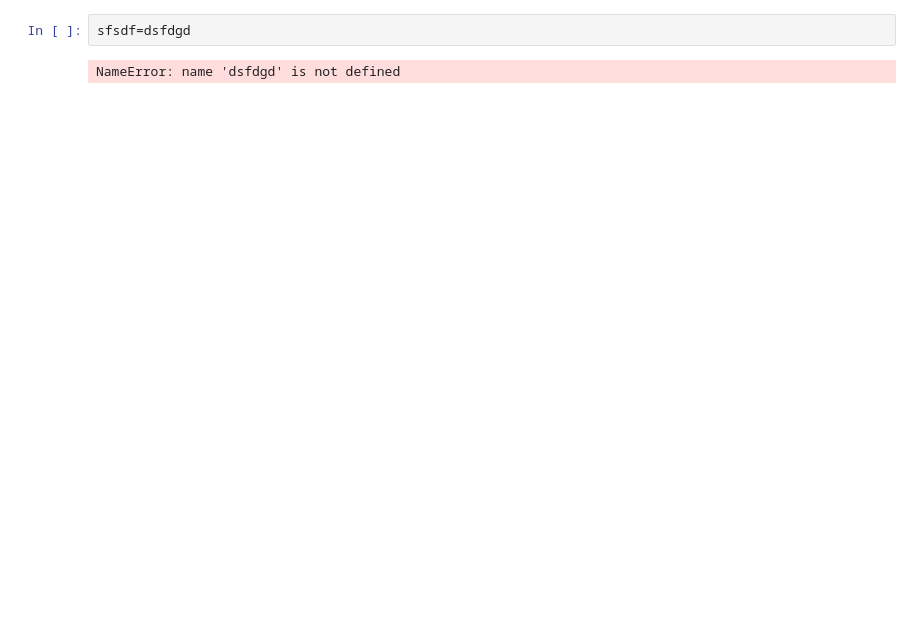
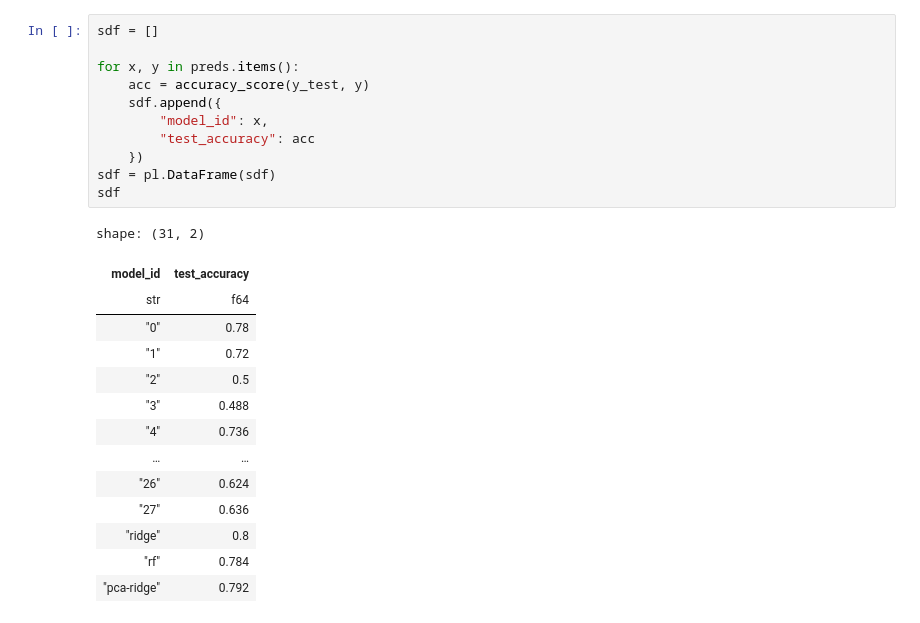
Before and after one commit to gasperpetelin/AutoTSC, a Jupyter notebook: 003-model-all.ipynb, the cells around one changed output. Drawn from its saved outputs; the diff is of its cells as text; blank space fills up the shorter version.

```diff
--- a/003-model-all.ipynb
+++ b/003-model-all.ipynb
@@ -88,4 +74,26 @@ preds
-# %%
-sfsdf=dsfdgd
-# %% [output]
-NameError: name 'dsfdgd' is not defined
+# %%
+sdf = []
+
+for x, y in preds.items():
+    acc = accuracy_score(y_test, y)
+    sdf.append({
+        "model_id": x,
+        "test_accuracy": acc
+    })
+sdf = pl.DataFrame(sdf)
+sdf
+# %% [output]
+shape: (31, 2)
+| model_id | test_accuracy |
+| str | f64 |
+| "0" | 0.78 |
+| "1" | 0.72 |
+| "2" | 0.5 |
+| "3" | 0.488 |
+| "4" | 0.736 |
+| … | … |
+| "26" | 0.624 |
+| "27" | 0.636 |
+| "ridge" | 0.8 |
+| "rf" | 0.784 |
+| "pca-ridge" | 0.792 |
```
Also changed, not shown: parts of 21 cells of this notebook, 6 other files.
